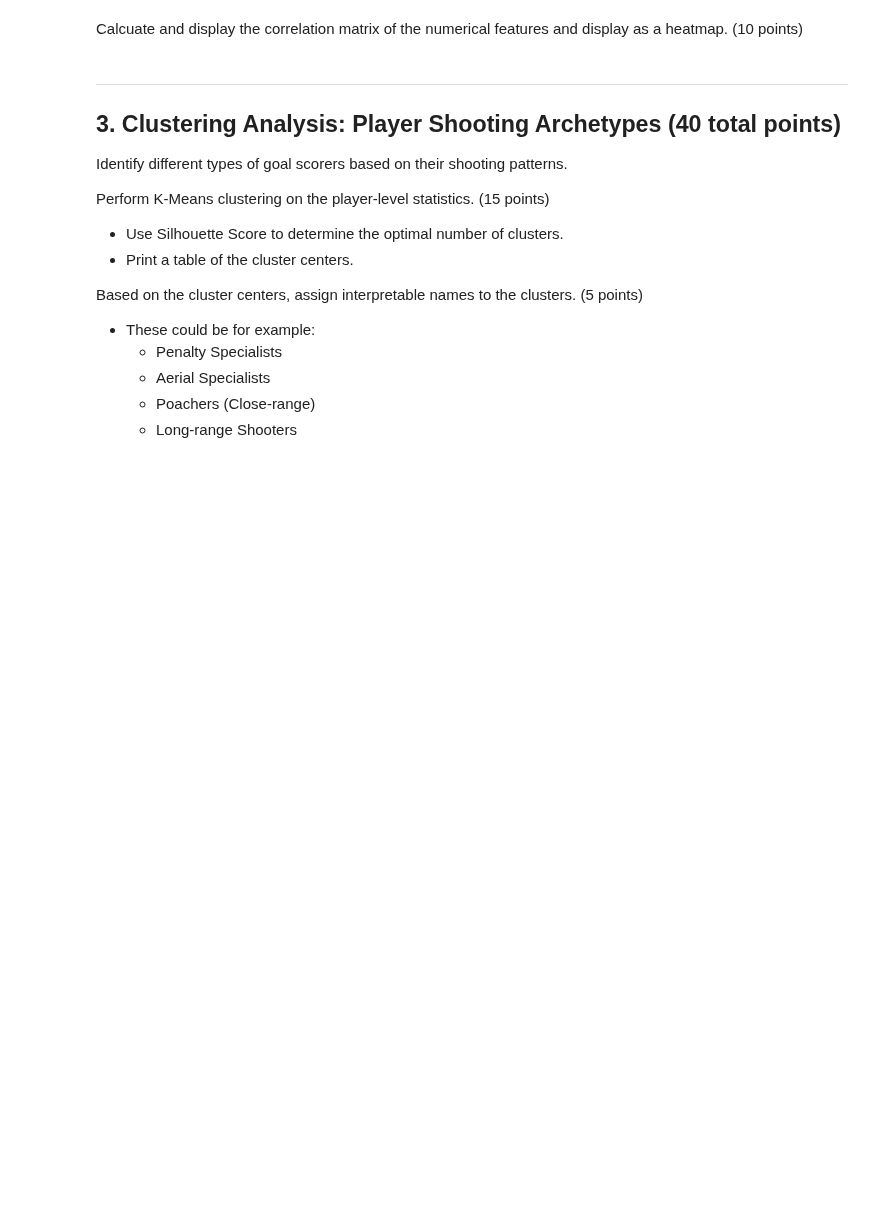
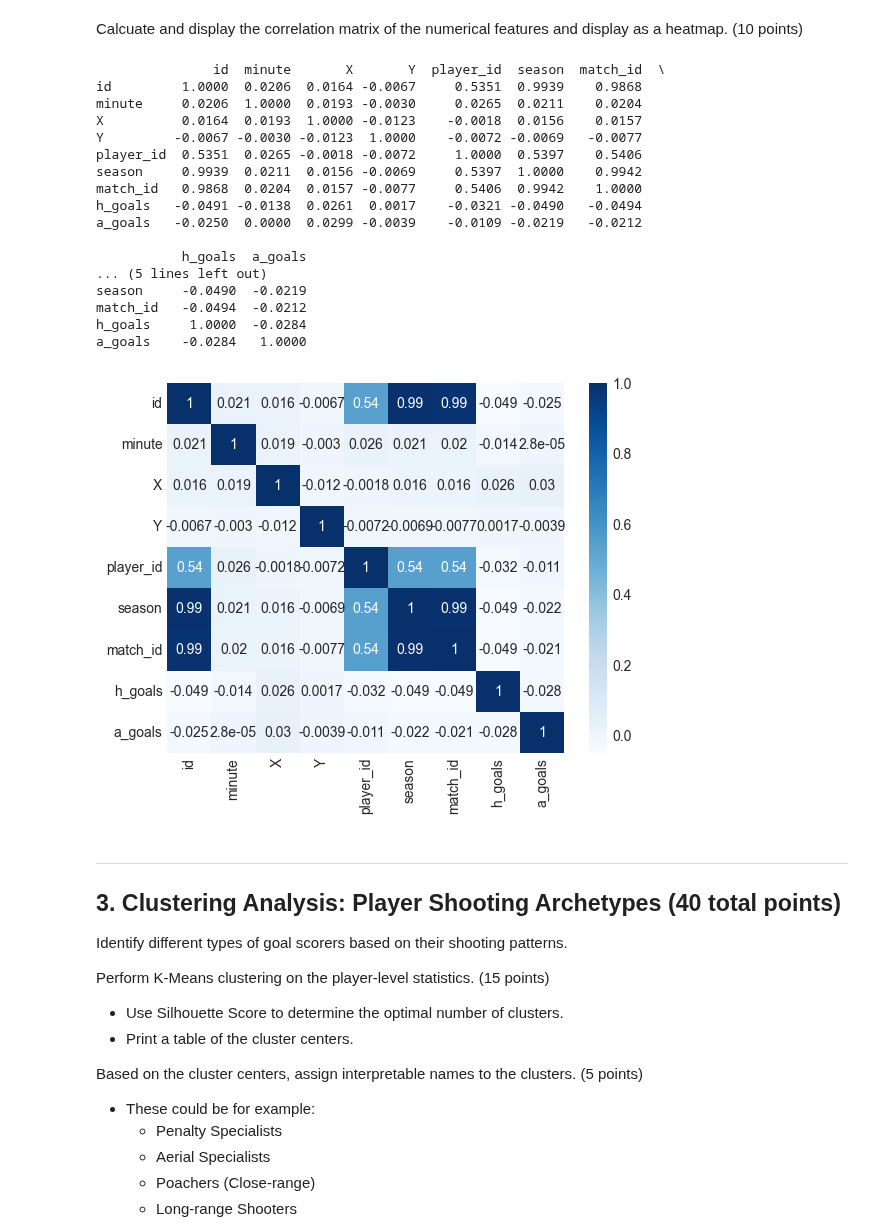
Before and after one commit to smgibson19/ds701_fa25_midterm_challenge_sports, a Jupyter notebook: LALIGA_Analysis_Challenge.ipynb, the cells around one changed output. Cells and saved outputs as stored; diff of their text form; code cells hidden in the pictures; blank space fills up the shorter version.

```diff
--- a/LALIGA_Analysis_Challenge.ipynb
+++ b/LALIGA_Analysis_Challenge.ipynb
@@ -670,3 +653,28 @@ Calcuate and display the correlation matrix of the numerical features and displa
+# %%
+# calculate and display correltion matrix
+matrix = df.corr(numeric_only=True)
+print(matrix)
+sns.heatmap(matrix, cmap="Blues", annot=True)
+plt.show()
+# %% [output]
+               id  minute       X       Y  player_id  season  match_id  \
+id         1.0000  0.0206  0.0164 -0.0067     0.5351  0.9939    0.9868
+minute     0.0206  1.0000  0.0193 -0.0030     0.0265  0.0211    0.0204
+X          0.0164  0.0193  1.0000 -0.0123    -0.0018  0.0156    0.0157
+Y         -0.0067 -0.0030 -0.0123  1.0000    -0.0072 -0.0069   -0.0077
+player_id  0.5351  0.0265 -0.0018 -0.0072     1.0000  0.5397    0.5406
+season     0.9939  0.0211  0.0156 -0.0069     0.5397  1.0000    0.9942
+match_id   0.9868  0.0204  0.0157 -0.0077     0.5406  0.9942    1.0000
+h_goals   -0.0491 -0.0138  0.0261  0.0017    -0.0321 -0.0490   -0.0494
+a_goals   -0.0250  0.0000  0.0299 -0.0039    -0.0109 -0.0219   -0.0212
+
+           h_goals  a_goals
+... (5 lines left out)
+season     -0.0490  -0.0219
+match_id   -0.0494  -0.0212
+h_goals     1.0000  -0.0284
+a_goals    -0.0284   1.0000
+[figure, added]
 # %% [markdown]
 ---
 
```
Also changed, not shown: parts of 10 cells of this notebook.
